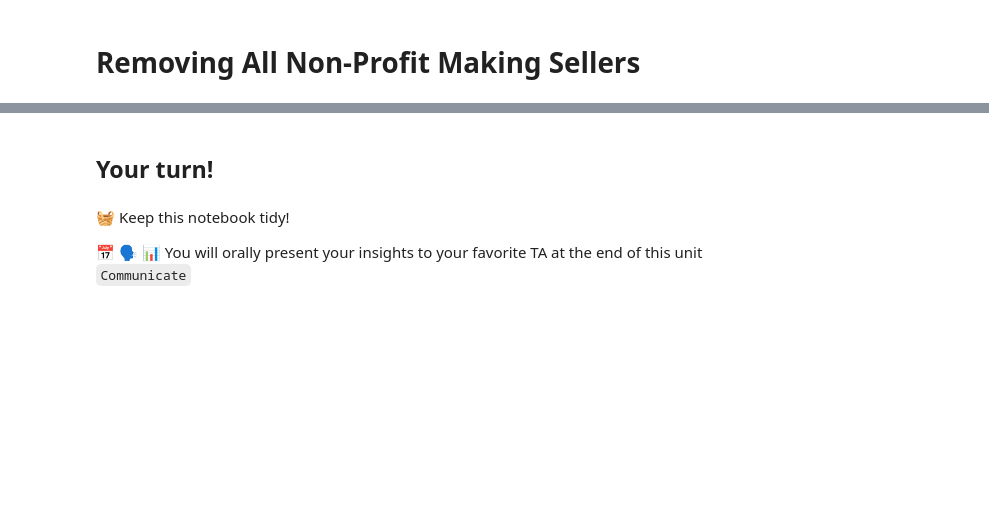
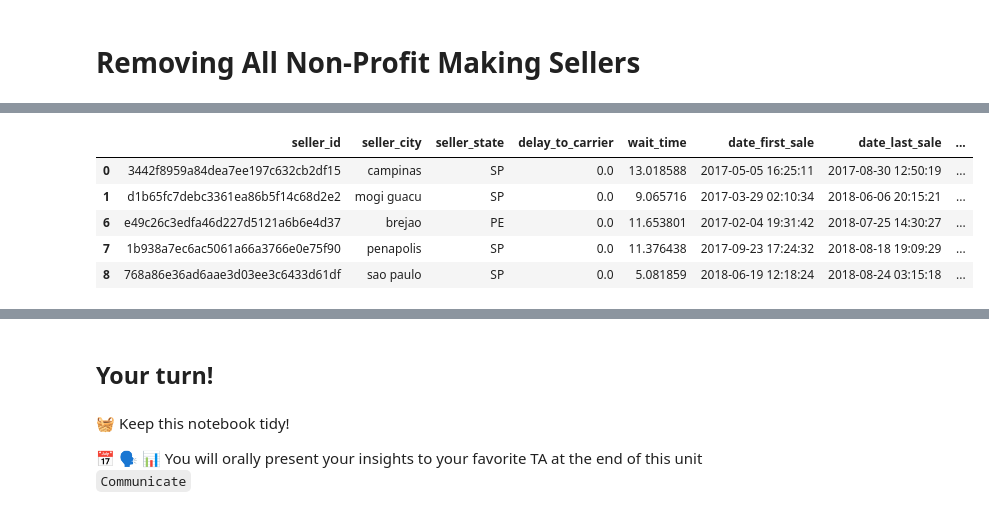
Before and after one commit to chongxe1991/olist_data_analysis, a Jupyter notebook: ceo_request.ipynb, the cells around one changed output, grey strips where cells are left out. Cells and saved outputs as stored; diff of their text form; code cells hidden in the pictures; blank space fills up the shorter version.

```diff
--- a/ceo_request.ipynb
+++ b/ceo_request.ipynb
@@ -163,0 +124,10 @@ y = [profit_1, profit_2]
+# %%
+#Extracting sellers that brings in profits after deducting all costs
+sellers_df[sellers_df["net_profits"] > 0].head()
+# %% [output]
+|  | seller_id | seller_city | seller_state | delay_to_carrier | wait_time | date_first_sale | date_last_sale | ... |
+| 0 | 3442f8959a84dea7ee197c632cb2df15 | campinas | SP | 0.0 | 13.018588 | 2017-05-05 16:25:11 | 2017-08-30 12:50:19 | ... |
+| 1 | d1b65fc7debc3361ea86b5f14c68d2e2 | mogi guacu | SP | 0.0 | 9.065716 | 2017-03-29 02:10:34 | 2018-06-06 20:15:21 | ... |
+| 6 | e49c26c3edfa46d227d5121a6b6e4d37 | brejao | PE | 0.0 | 11.653801 | 2017-02-04 19:31:42 | 2018-07-25 14:30:27 | ... |
+| 7 | 1b938a7ec6ac5061a66a3766e0e75f90 | penapolis | SP | 0.0 | 11.376438 | 2017-09-23 17:24:32 | 2018-08-18 19:09:29 | ... |
+| 8 | 768a86e36ad6aae3d03ee3c6433d61df | sao paulo | SP | 0.0 | 5.081859 | 2018-06-19 12:18:24 | 2018-08-24 03:15:18 | ... |
```
Also changed, not shown: parts of 64 cells of this notebook.
